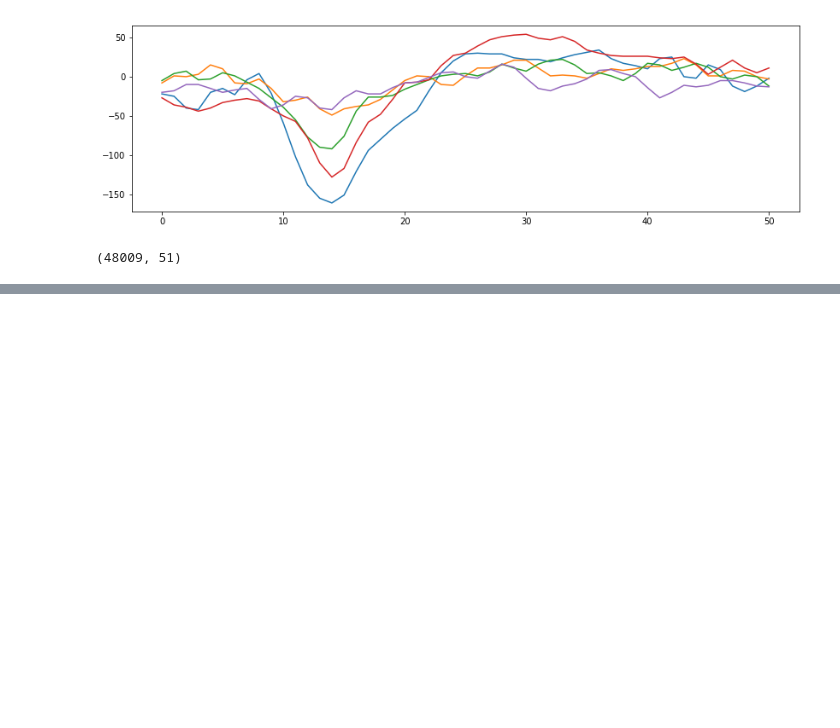
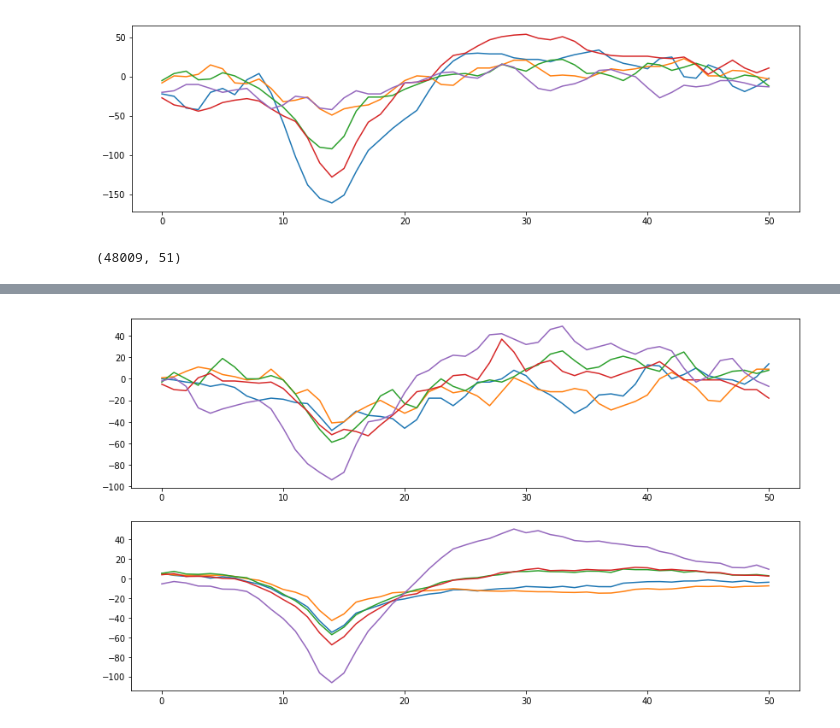
Before and after one commit to psambit9791/SpikeSort, a Jupyter notebook: TopSpikes.ipynb, the cells around one changed output, grey strips where cells are left out. Saved outputs shown, nothing was run; the diff lists cells and outputs as text; code cells hidden in the pictures; blank space fills up the shorter version.

```diff
--- a/TopSpikes.ipynb
+++ b/TopSpikes.ipynb
@@ -235,0 +342,27 @@ plt.show()
+# %%
+epoch_range = 60
+batch_size_d = 300
+batch_size_g = 100
+g_learning_rate = 0.0001
+d_learning_rate = 0.000001
+
+# Defining the models
+gen = generator(length).cuda()
+disc = discriminator(length).cuda()
+
+# Initialising the weights
+gen.apply(init_gan_weights)
+disc.apply(init_gan_weights)
+
+# Setting up the loss criteria
+g_criterion = nn.MSELoss()
+d_criterion = nn.BCELoss()
+
+# Setting up the Optimizer (Using Adam here)
+g_optimizer = torch.optim.Adam(
+    gen.parameters(), lr=g_learning_rate, weight_decay=0.001)
+d_optimizer = torch.optim.Adam(
+    disc.parameters(), lr=d_learning_rate, weight_decay=0.001)
+
+out = train_gan(disc, gen, electrode_data_train, d_criterion, g_criterion,
+                             d_optimizer, g_optimizer, epoch_range, batch_size_d, batch_size_g)
@@ -235,0 +387,19 @@ plt.show()
+# %%
+plt.figure(figsize=(14,8))
+
+# n = [1, 30, 45, 50, 65]
+n = [3490, 1098, 8707, 6709, 871]
+
+
+for i in n:
+    data = electrode_data_test[i, :]
+    data = torch.from_numpy(data).float().cuda()
+    enc, o = gen.forward(data)
+    o = (o.data).cpu().numpy()
+    plt.subplot(211)
+    plt.plot(electrode_data_test[i, :])
+    plt.subplot(212)
+    plt.plot(o)
+plt.show()
+# %% [output]
+[figure, added]
```
Also changed, not shown: parts of 22 cells of this notebook.
